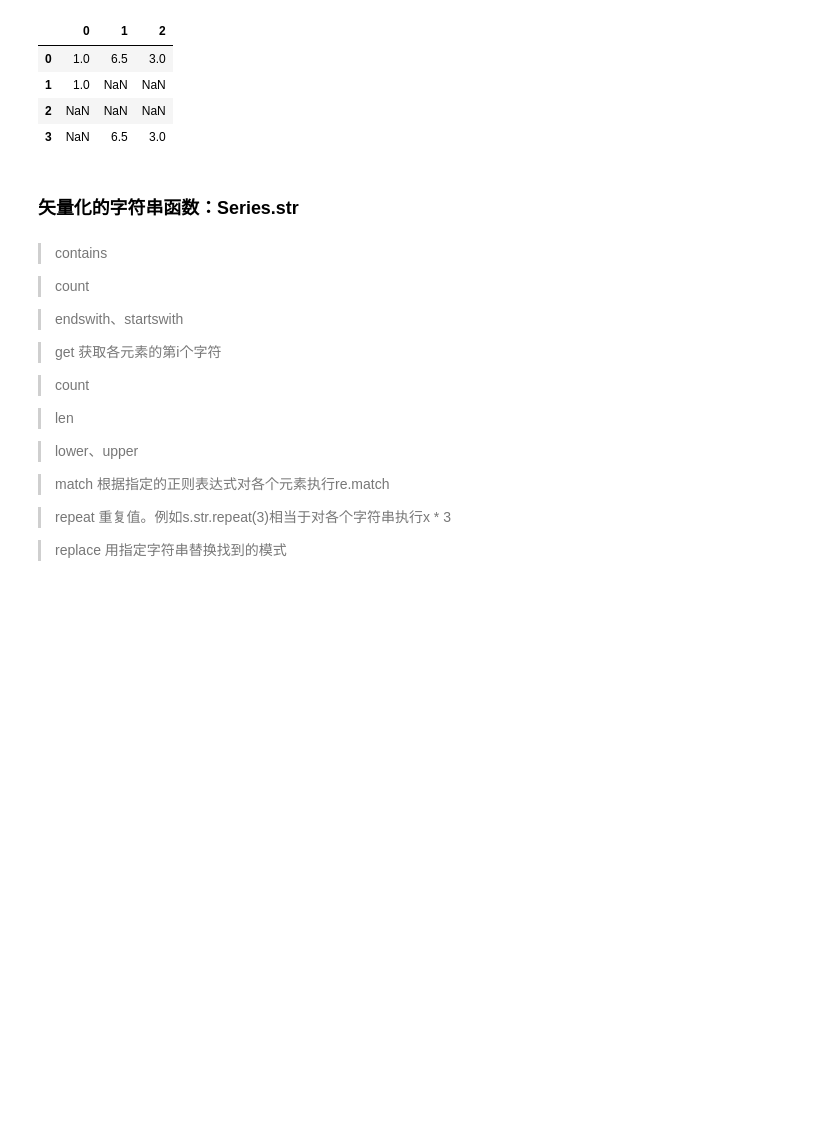
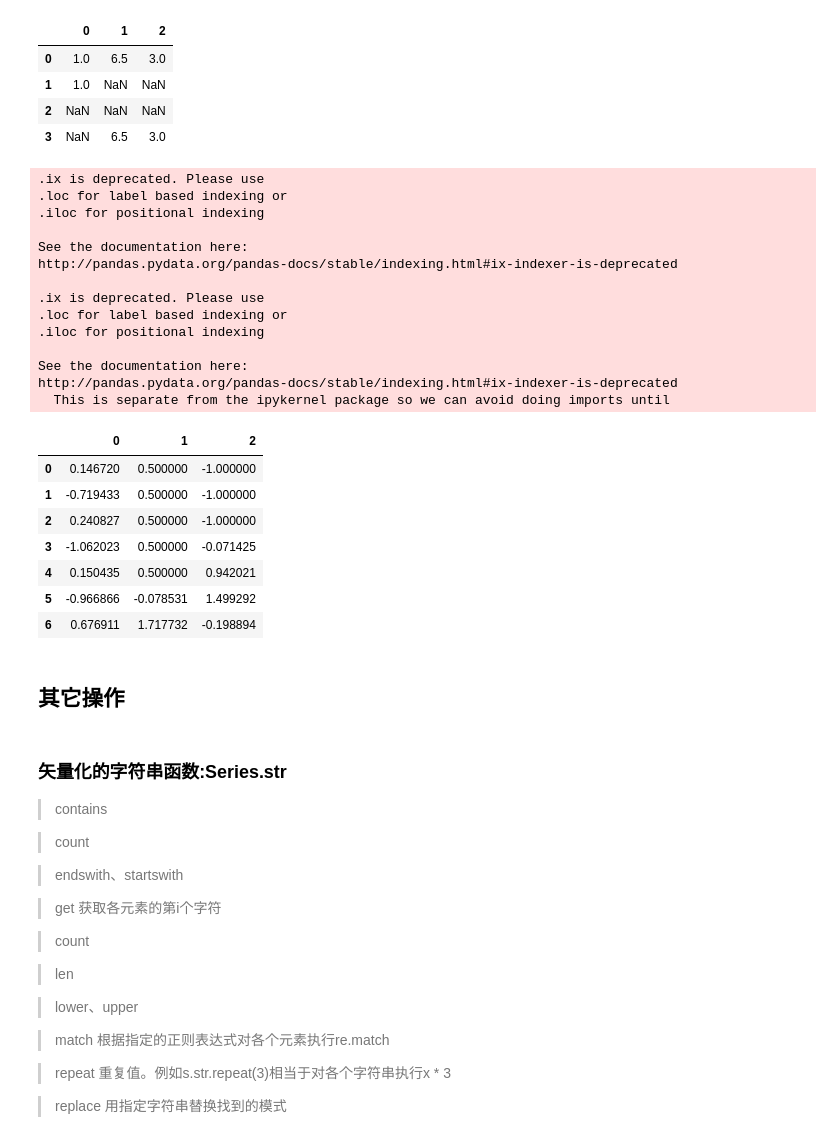
Before and after one commit to wishyoulikebefore/PythonPackages, a Jupyter notebook: pandas/基础.ipynb, the cells around one changed output. Cells and saved outputs as stored; diff of their text form; code cells hidden in the pictures; blank space fills up the shorter version.

```diff
--- a/pandas/基础.ipynb
+++ b/pandas/基础.ipynb
@@ -547,9 +547,38 @@ data.dropna(axis=1,how="all")
 | 1 | 1.0 | NaN | NaN |
 | 2 | NaN | NaN | NaN |
 | 3 | NaN | 6.5 | 3.0 |
-# %% [markdown]
-### 矢量化的字符串函数：Series.str
+# %%
+frame=DataFrame(np.random.randn(7,3))
+frame.ix[:4,1]=np.nan
+frame.ix[:2,2]=np.nan
+frame.fillna({1:0.5,2:-1})
+# %% [output]
+.ix is deprecated. Please use
+.loc for label based indexing or
+.iloc for positional indexing
+
+See the documentation here:
+http://pandas.pydata.org/pandas-docs/stable/indexing.html#ix-indexer-is-deprecated
+
+.ix is deprecated. Please use
+.loc for label based indexing or
+.iloc for positional indexing
+
+See the documentation here:
+http://pandas.pydata.org/pandas-docs/stable/indexing.html#ix-indexer-is-deprecated
+  This is separate from the ipykernel package so we can avoid doing imports until
+|  | 0 | 1 | 2 |
+| 0 | 0.146720 | 0.500000 | -1.000000 |
+| 1 | -0.719433 | 0.500000 | -1.000000 |
+| 2 | 0.240827 | 0.500000 | -1.000000 |
+| 3 | -1.062023 | 0.500000 | -0.071425 |
+| 4 | 0.150435 | 0.500000 | 0.942021 |
+| 5 | -0.966866 | -0.078531 | 1.499292 |
+| 6 | 0.676911 | 1.717732 | -0.198894 |
+# %% [markdown]
+## 其它操作
 # %% [markdown]
+### 矢量化的字符串函数:Series.str
 >contains
 
 >count
```
Also changed, not shown: parts of 3 cells of this notebook, 3 other files.
